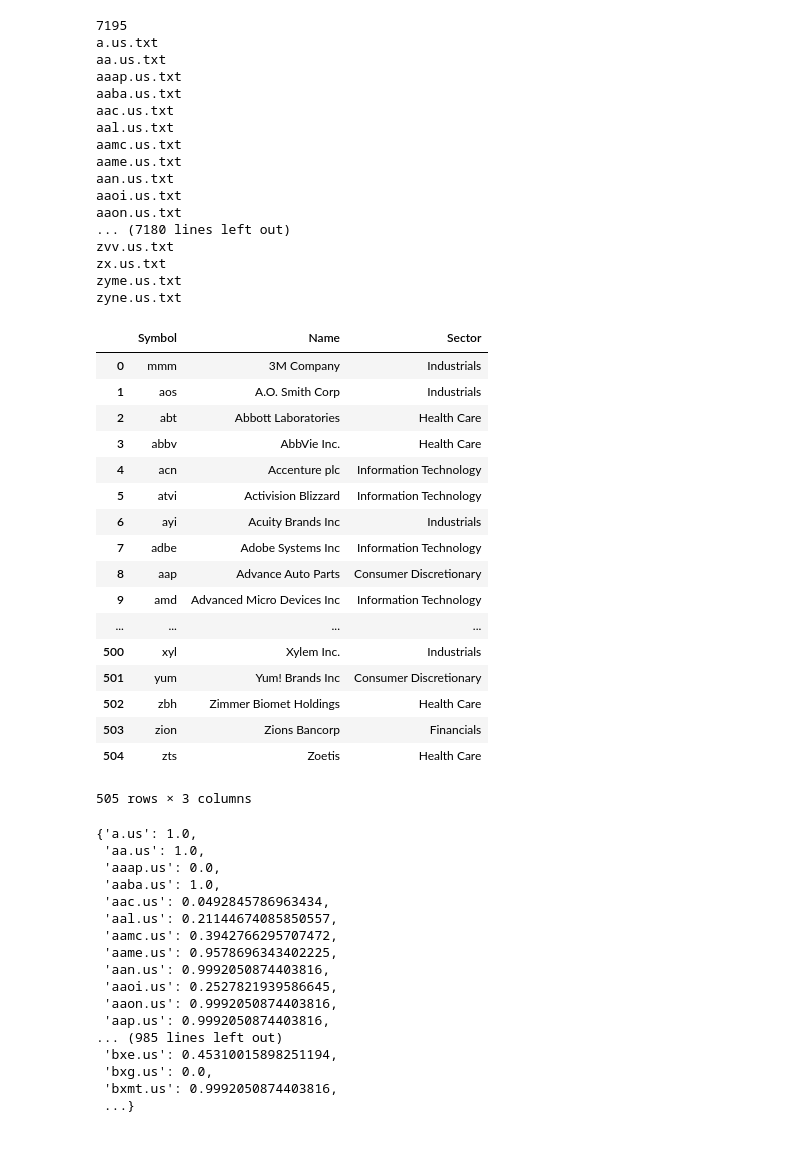
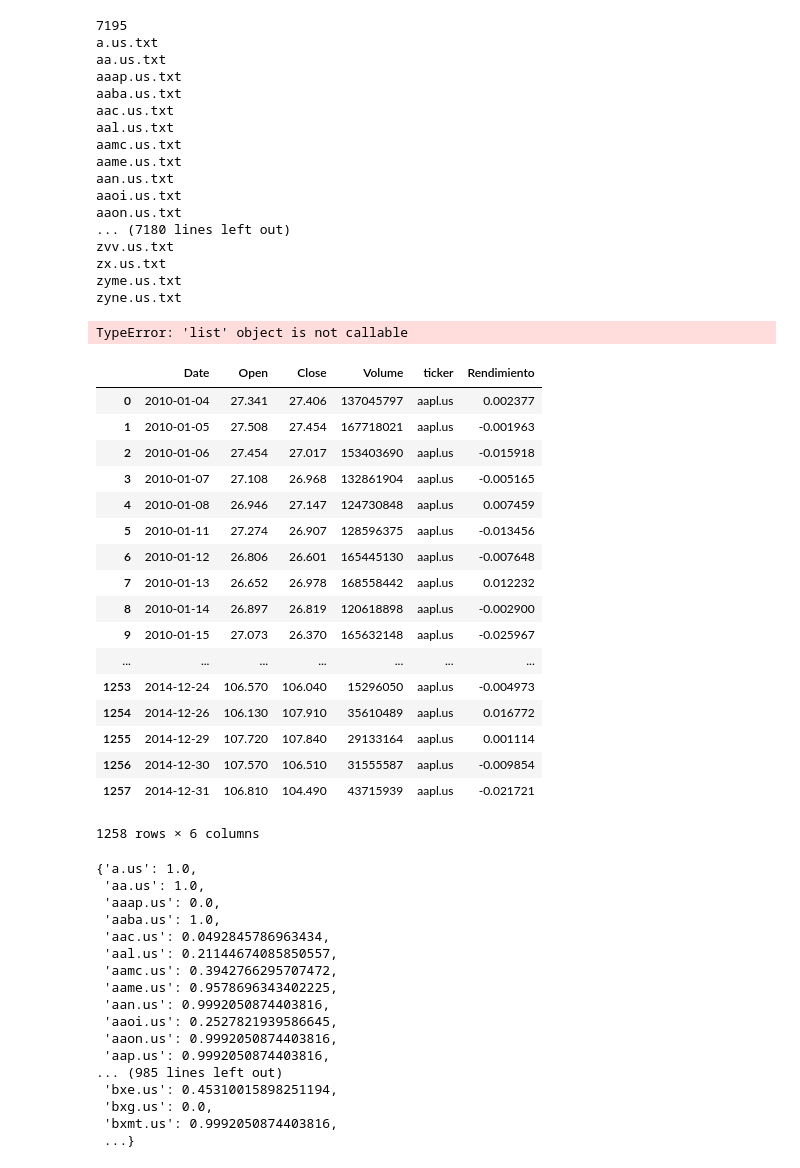
Before and after one commit to ncasassas/capstone, a Jupyter notebook: Codigo/Acciones_Separadas_S&P.ipynb, the cells around one changed output. Cells and saved outputs as stored; diff of their text form; code cells hidden in the pictures.

```diff
--- a/Codigo/Acciones_Separadas_S&P.ipynb
+++ b/Codigo/Acciones_Separadas_S&P.ipynb
@@ -30,32 +30,35 @@ zyne.us.txt
 # %%
 def archivo_no_vacio(fpath):
     return True if os.path.isfile(fpath) and os.path.getsize(fpath) > 0 else False
-# %%
-
-empresas_df =  pd.read_csv("constituents_csv.csv", sep=",")
-empresas_df["Symbol"] = empresas_df["Symbol"].str.lower()
-
-
-empresas_df
-# %% [output]
-|  | Symbol | Name | Sector |
-| 0 | mmm | 3M Company | Industrials |
-| 1 | aos | A.O. Smith Corp | Industrials |
-| 2 | abt | Abbott Laboratories | Health Care |
-| 3 | abbv | AbbVie Inc. | Health Care |
-| 4 | acn | Accenture plc | Information Technology |
-| 5 | atvi | Activision Blizzard | Information Technology |
-| 6 | ayi | Acuity Brands Inc | Industrials |
-| 7 | adbe | Adobe Systems Inc | Information Technology |
-| 8 | aap | Advance Auto Parts | Consumer Discretionary |
-| 9 | amd | Advanced Micro Devices Inc | Information Technology |
-| ... | ... | ... | ... |
-| 500 | xyl | Xylem Inc. | Industrials |
-| 501 | yum | Yum! Brands Inc | Consumer Discretionary |
-| 502 | zbh | Zimmer Biomet Holdings | Health Care |
-| 503 | zion | Zions Bancorp | Financials |
-| 504 | zts | Zoetis | Health Care |
-505 rows × 3 columns
+# %%
+from collections import namedtuple
+
+## hacemos un dict con los datos  de cada empresa
+
+Empresa = namedtuple('Empresa', 'nombre industria sector marketcap')
+
+empresas_df =  pd.read_csv("companies.csv", sep=",")
+empresas_df["ticker"] = empresas_df["ticker"].str.lower()
+empresas_df = empresas_df[['ticker', 'company name', 'industry','sector', 'market cap']]
+lista_nombres = list(empresas_df['company name'])
+lista_tickers = list(empresas_df['ticker'])
+lista_marketcap = list(empresas_df['market cap'])
+lista_industrias = list(empresas_df['industry'])
+lista_sectores = list(empresas_df['sector'])
+
+dict_datos_empresas = dict()
+for indice, ticker in enumerate(lista_tickers):
+
+    nombre = lista_nombres[indice]
+    industria = lista_industrias[indice]
+    marketcap = lista_marketcap[indice]
+    sector = lista_sectores[indice]
+
+    dict_datos_empresas[ticker] = Empresa(nombre, industria, sector, marketcap)
+
+# empresas_df
+# %% [output]
+TypeError: 'list' object is not callable
 # %%
 # con filtro fecha y filtro 500 empresas
 list_files = os.listdir("Stocks1/")
@@ -96,3 +105,24 @@ for nombre_archivo in list_files:
+# %%
+dict_frames['aapl.us']
+# %% [output]
+|  | Date | Open | Close | Volume | ticker | Rendimiento |
+| 0 | 2010-01-04 | 27.341 | 27.406 | 137045797 | aapl.us | 0.002377 |
+| 1 | 2010-01-05 | 27.508 | 27.454 | 167718021 | aapl.us | -0.001963 |
+| 2 | 2010-01-06 | 27.454 | 27.017 | 153403690 | aapl.us | -0.015918 |
+| 3 | 2010-01-07 | 27.108 | 26.968 | 132861904 | aapl.us | -0.005165 |
+| 4 | 2010-01-08 | 26.946 | 27.147 | 124730848 | aapl.us | 0.007459 |
+| 5 | 2010-01-11 | 27.274 | 26.907 | 128596375 | aapl.us | -0.013456 |
+| 6 | 2010-01-12 | 26.806 | 26.601 | 165445130 | aapl.us | -0.007648 |
+| 7 | 2010-01-13 | 26.652 | 26.978 | 168558442 | aapl.us | 0.012232 |
+| 8 | 2010-01-14 | 26.897 | 26.819 | 120618898 | aapl.us | -0.002900 |
+| 9 | 2010-01-15 | 27.073 | 26.370 | 165632148 | aapl.us | -0.025967 |
+| ... | ... | ... | ... | ... | ... | ... |
+| 1253 | 2014-12-24 | 106.570 | 106.040 | 15296050 | aapl.us | -0.004973 |
+| 1254 | 2014-12-26 | 106.130 | 107.910 | 35610489 | aapl.us | 0.016772 |
+| 1255 | 2014-12-29 | 107.720 | 107.840 | 29133164 | aapl.us | 0.001114 |
+| 1256 | 2014-12-30 | 107.570 | 106.510 | 31555587 | aapl.us | -0.009854 |
+| 1257 | 2014-12-31 | 106.810 | 104.490 | 43715939 | aapl.us | -0.021721 |
+1258 rows × 6 columns
 # %%
 # encontremos la maxima presencia bursatil
 max_presencias = 0
```
Also changed, not shown: parts of 4 cells of this notebook.
